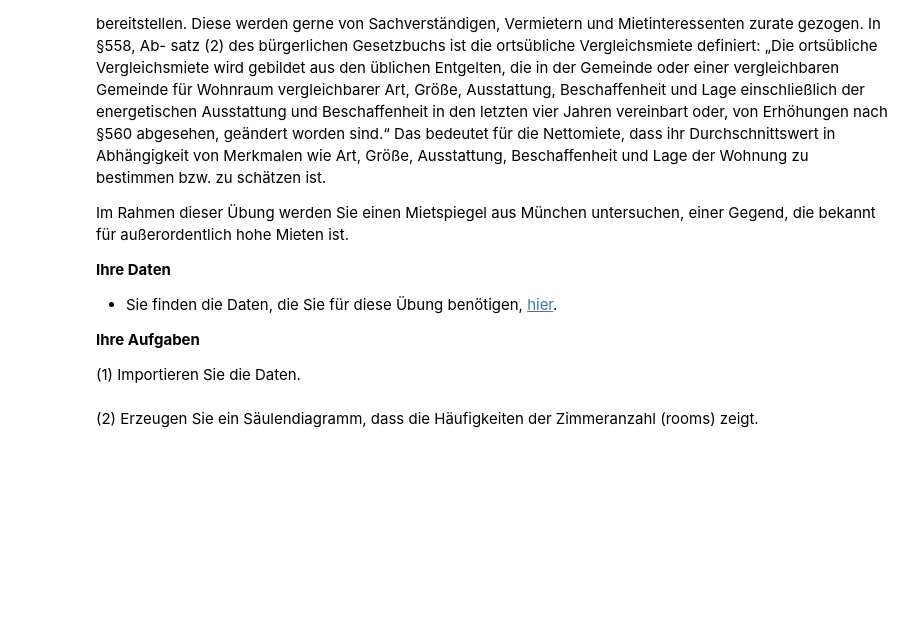
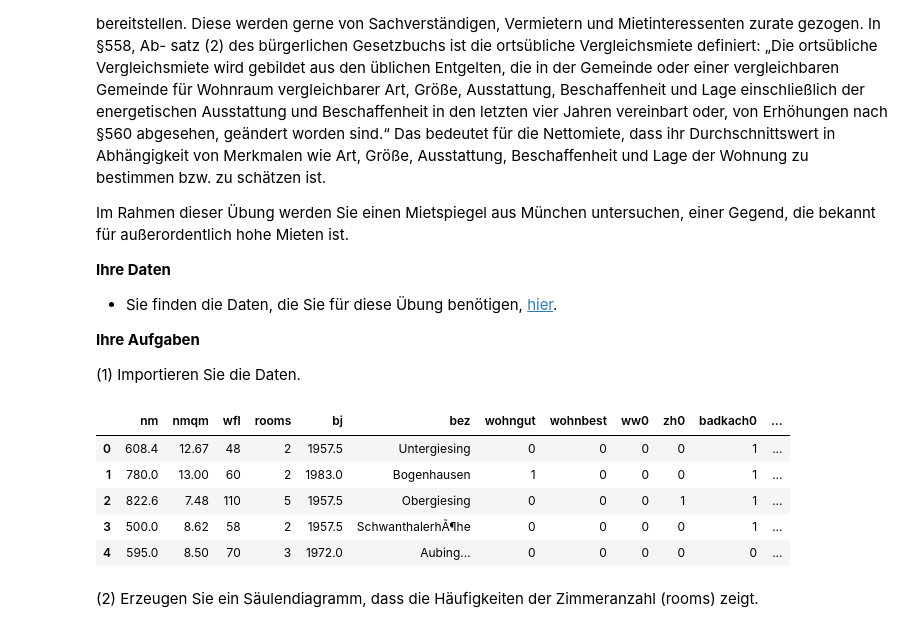
Before and after one commit to cortex359/ds.ss24, a Jupyter notebook: 04/Uebung-4.ipynb, the cells around one changed output. Drawn from its saved outputs; the diff is of its cells as text; code cells hidden in the pictures; blank space fills up the shorter version.

```diff
--- a/04/Uebung-4.ipynb
+++ b/04/Uebung-4.ipynb
@@ -216,5 +216,15 @@ Im Rahmen dieser Übung werden Sie einen Mietspiegel aus München untersuchen, e
 **Ihre Aufgaben**
 
 (1) Importieren Sie die Daten.
+# %%
+df = pd.read_csv('mietspiegel_2015.csv', delim_whitespace=True)
+df.head()
+# %% [output]
+|  | nm | nmqm | wfl | rooms | bj | bez | wohngut | wohnbest | ww0 | zh0 | badkach0 | ... |
+| 0 | 608.4 | 12.67 | 48 | 2 | 1957.5 | Untergiesing | 0 | 0 | 0 | 0 | 1 | ... |
+| 1 | 780.0 | 13.00 | 60 | 2 | 1983.0 | Bogenhausen | 1 | 0 | 0 | 0 | 1 | ... |
+| 2 | 822.6 | 7.48 | 110 | 5 | 1957.5 | Obergiesing | 0 | 0 | 0 | 1 | 1 | ... |
+| 3 | 500.0 | 8.62 | 58 | 2 | 1957.5 | SchwanthalerhÃ¶he | 0 | 0 | 0 | 0 | 1 | ... |
+| 4 | 595.0 | 8.50 | 70 | 3 | 1972.0 | Aubing... | 0 | 0 | 0 | 0 | 0 | ... |
 # %% [markdown]
 (2) Erzeugen Sie ein Säulendiagramm, dass die Häufigkeiten der Zimmeranzahl (rooms) zeigt.
```
Also changed, not shown: parts of 1 cell of this notebook, 1 other file.
